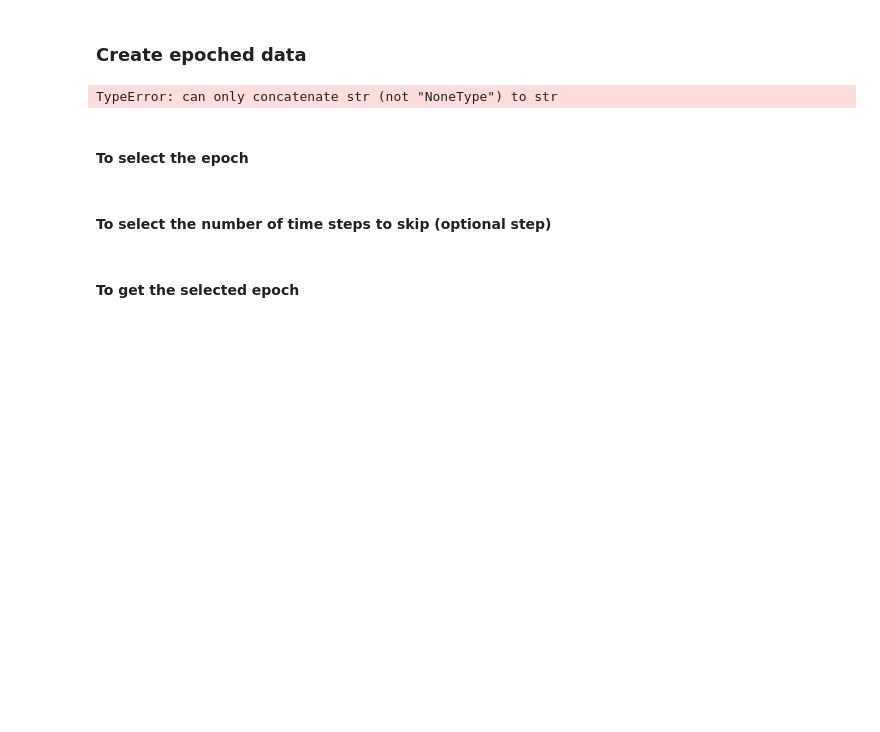
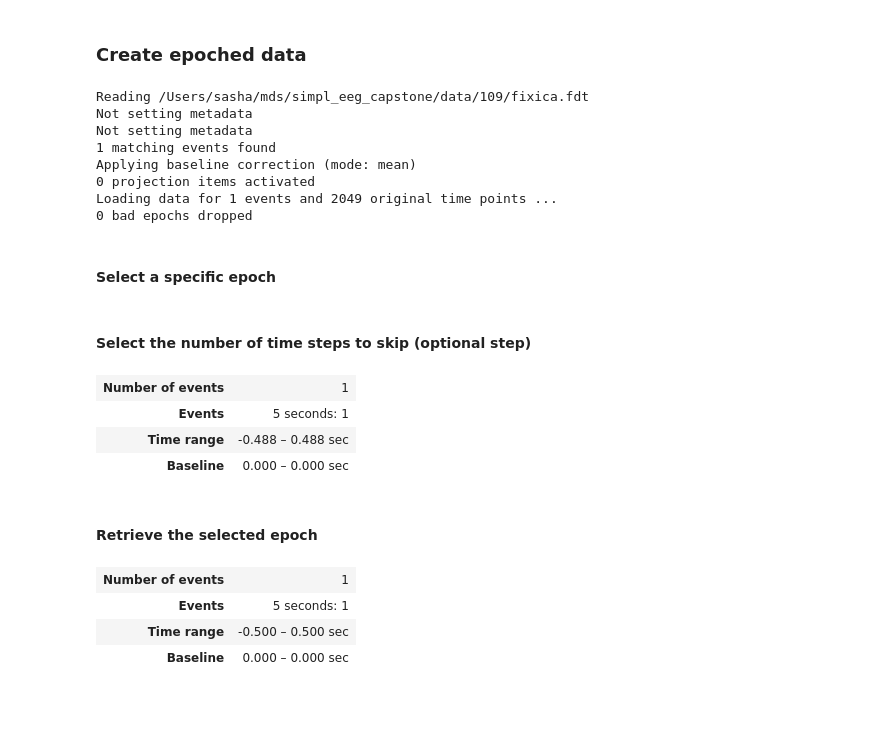
Before and after one commit to UBC-MDS/simpl_eeg_capstone, a Jupyter notebook: docs/simpl_instructions/_build/jupyter_execute/topo_2d.ipynb, the cells around one changed output. Cells and saved outputs as stored; diff of their text form; code cells hidden in the pictures; blank space fills up the shorter version.

```diff
--- a/docs/simpl_instructions/_build/jupyter_execute/topo_2d.ipynb
+++ b/docs/simpl_instructions/_build/jupyter_execute/topo_2d.ipynb
@@ -24,22 +24,44 @@ There are some common parameters for all functions in this package, it would be
 # %%
 # change None to values of interest
 
-experiment = None # has to be a string
-nth_epoch = None
-vmin = None # The minimum for the scale. Defaults to None.
-vmax = None # The minimum for the scale. Defaults to None.
-colormap = None # select from ["RdBu_r", "hot", "cool", "inferno", "turbo", "rainbow"]
+experiment_folder = "../../data/109" # has to be a string
+nth_epoch = 0
+vmin = -40 # The minimum for the scale. Defaults to None.
+vmax = 40 # The minimum for the scale. Defaults to None.
+colormap = "Spectral" # select any matplotlib colormap
 # %% [markdown]
 <br>
 # %% [markdown]
 ### Create epoched data
 # %%
-tmin = None # number of seconds before the impact
-tmax = None # number of seconds after the impact
-start_second = None # starting time of the epoch
+tmin = -0.5 # number of seconds before the impact
+tmax = 0.5 # number of seconds after the impact
+start_second = 5 # starting time of the epoch
 
-raw = eeg_objects.Epochs(experiment, tmin, tmax, start_second)
+epochs = eeg_objects.Epochs(experiment_folder, tmin, tmax, start_second)
 # %% [output]
-TypeError: can only concatenate str (not "NoneType") to str
+Reading /Users/sasha/mds/simpl_eeg_capstone/data/109/fixica.fdt
+Not setting metadata
+Not setting metadata
+1 matching events found
+Applying baseline correction (mode: mean)
+0 projection items activated
+Loading data for 1 events and 2049 original time points ...
+0 bad epochs dropped
+# %% [markdown]
+#### Select a specific epoch
+# %%
+epochs.set_nth_epoch(nth_epoch)
+# %% [markdown]
+#### Select the number of time steps to skip (optional step)
+# %%
+num_steps = 50
+shortened_epoch = epochs.skip_n_steps(num_steps)
+shortened_epoch
+# %% [output]
+| Number of events | 1 |
+| Events | 5 seconds: 1 |
+| Time range | -0.488 – 0.488 sec |
+| Baseline | 0.000 – 0.000 sec |
 # %% [markdown]
-#### To select the epoch
+#### Retrieve the selected epoch
@@ -48,2 +67,0 @@ raw.set_nth_epoch(nth_epoch)
-# %% [markdown]
-#### To select the number of time steps to skip (optional step)
@@ -52,2 +67,0 @@ raw.skip_n_steps(num_steps)
-# %% [markdown]
-#### To get the selected epoch
@@ -56,3 +68,11 @@ epoch = raw.get_nth_epoch()
+# %%
+full_epoch = epochs.get_nth_epoch()
+full_epoch
+# %% [output]
+| Number of events | 1 |
+| Events | 5 seconds: 1 |
+| Time range | -0.500 – 0.500 sec |
+| Baseline | 0.000 – 0.000 sec |
 # %% [markdown]
 <br>
 # %% [markdown]
```
Also changed, not shown: parts of 17 cells of this notebook, 11 other files.
